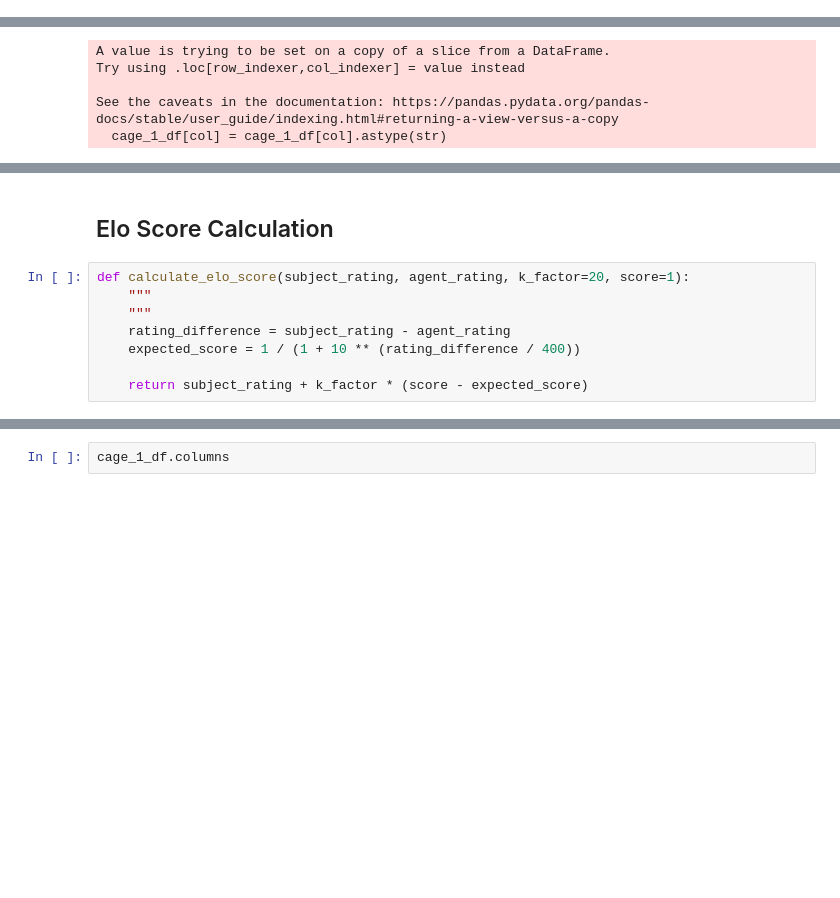
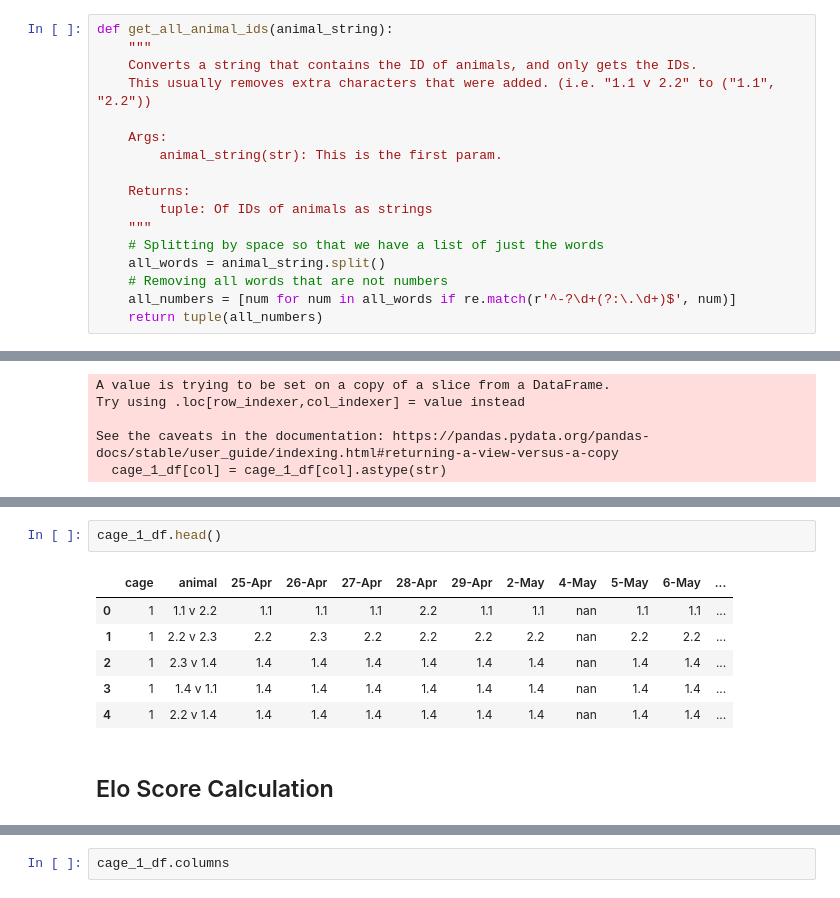
Before and after one commit to padillacoreanolab/literature_review_processing, a Jupyter notebook: results/elo_score_testing/elo_score_testing.ipynb, the cells around one changed output, grey strips where cells are left out. Drawn from its saved outputs; the diff is of its cells as text; blank space fills up the shorter version.

```diff
--- a/results/elo_score_testing/elo_score_testing.ipynb
+++ b/results/elo_score_testing/elo_score_testing.ipynb
@@ -51 +50,18 @@ def get_all_animals(animal_string):
+# %%
+def get_all_animal_ids(animal_string):
+    """
+    Converts a string that contains the ID of animals, and only gets the IDs.
+    This usually removes extra characters that were added. (i.e. "1.1 v 2.2" to ("1.1", "2.2"))
+
+    Args:
+        animal_string(str): This is the first param.
+
+    Returns:
+        tuple: Of IDs of animals as strings
+    """
+    # Splitting by space so that we have a list of just the words
+    all_words = animal_string.split()
+    # Removing all words that are not numbers
+    all_numbers = [num for num in all_words if re.match(r'^-?\d+(?:\.\d+)$', num)]
+    return tuple(all_numbers)
 # %%
@@ -82,10 +99,11 @@ See the caveats in the documentation: https://pandas.pydata.org/pandas-docs/stab
+# %%
+cage_1_df.head()
+# %% [output]
+|  | cage | animal | 25-Apr | 26-Apr | 27-Apr | 28-Apr | 29-Apr | 2-May | 4-May | 5-May | 6-May | ... |
+| 0 | 1 | 1.1 v 2.2 | 1.1 | 1.1 | 1.1 | 2.2 | 1.1 | 1.1 | nan | 1.1 | 1.1 | ... |
+| 1 | 1 | 2.2 v 2.3 | 2.2 | 2.3 | 2.2 | 2.2 | 2.2 | 2.2 | nan | 2.2 | 2.2 | ... |
+| 2 | 1 | 2.3 v 1.4 | 1.4 | 1.4 | 1.4 | 1.4 | 1.4 | 1.4 | nan | 1.4 | 1.4 | ... |
+| 3 | 1 | 1.4 v 1.1 | 1.4 | 1.4 | 1.4 | 1.4 | 1.4 | 1.4 | nan | 1.4 | 1.4 | ... |
+| 4 | 1 | 2.2 v 1.4 | 1.4 | 1.4 | 1.4 | 1.4 | 1.4 | 1.4 | nan | 1.4 | 1.4 | ... |
 # %% [markdown]
 ## Elo Score Calculation
-# %%
-def calculate_elo_score(subject_rating, agent_rating, k_factor=20, score=1):
-    """
-    """
-    rating_difference = subject_rating - agent_rating
-    expected_score = 1 / (1 + 10 ** (rating_difference / 400))
-
-    return subject_rating + k_factor * (score - expected_score)
```
Also changed, not shown: parts of 20 cells of this notebook.
